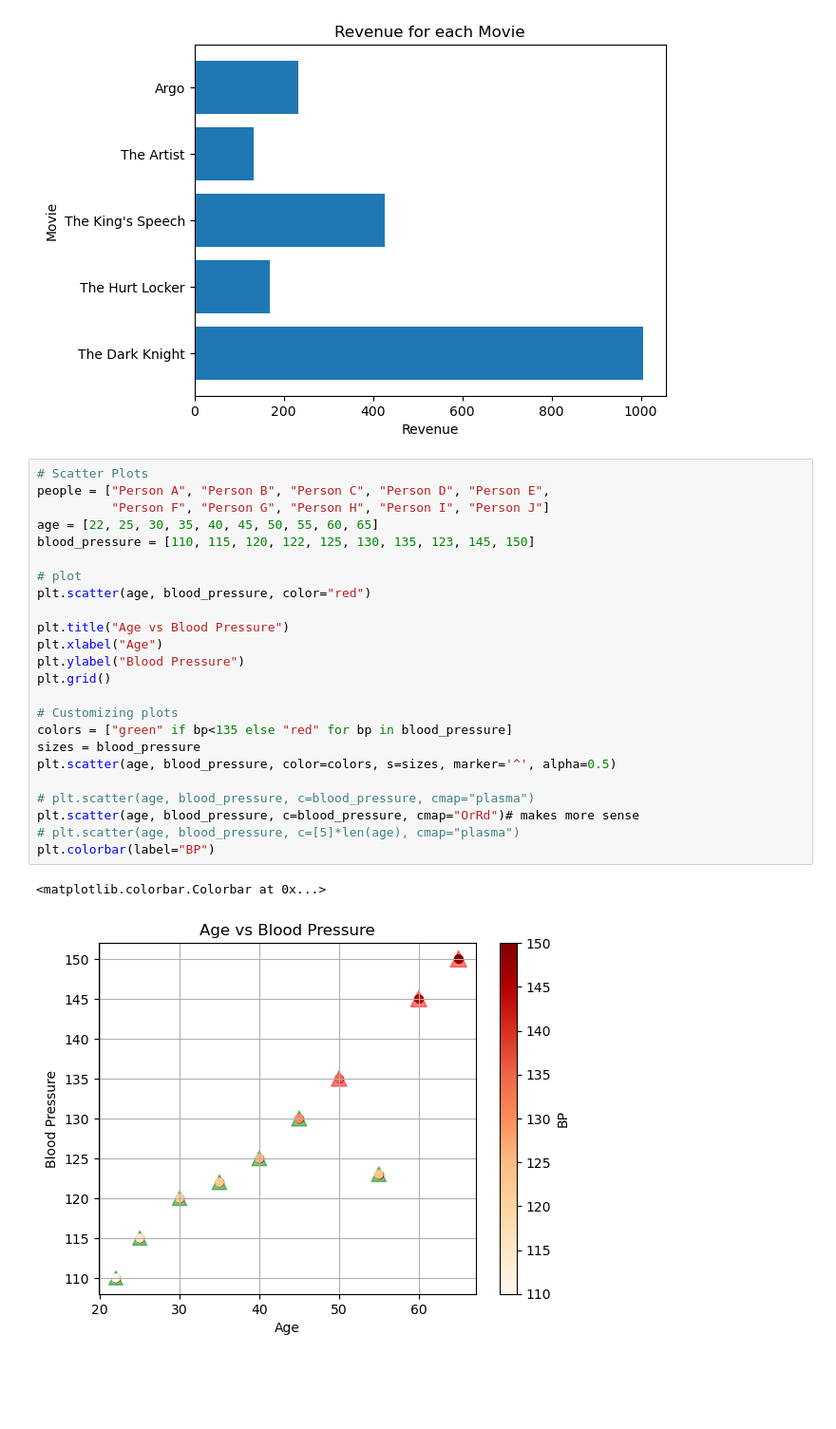
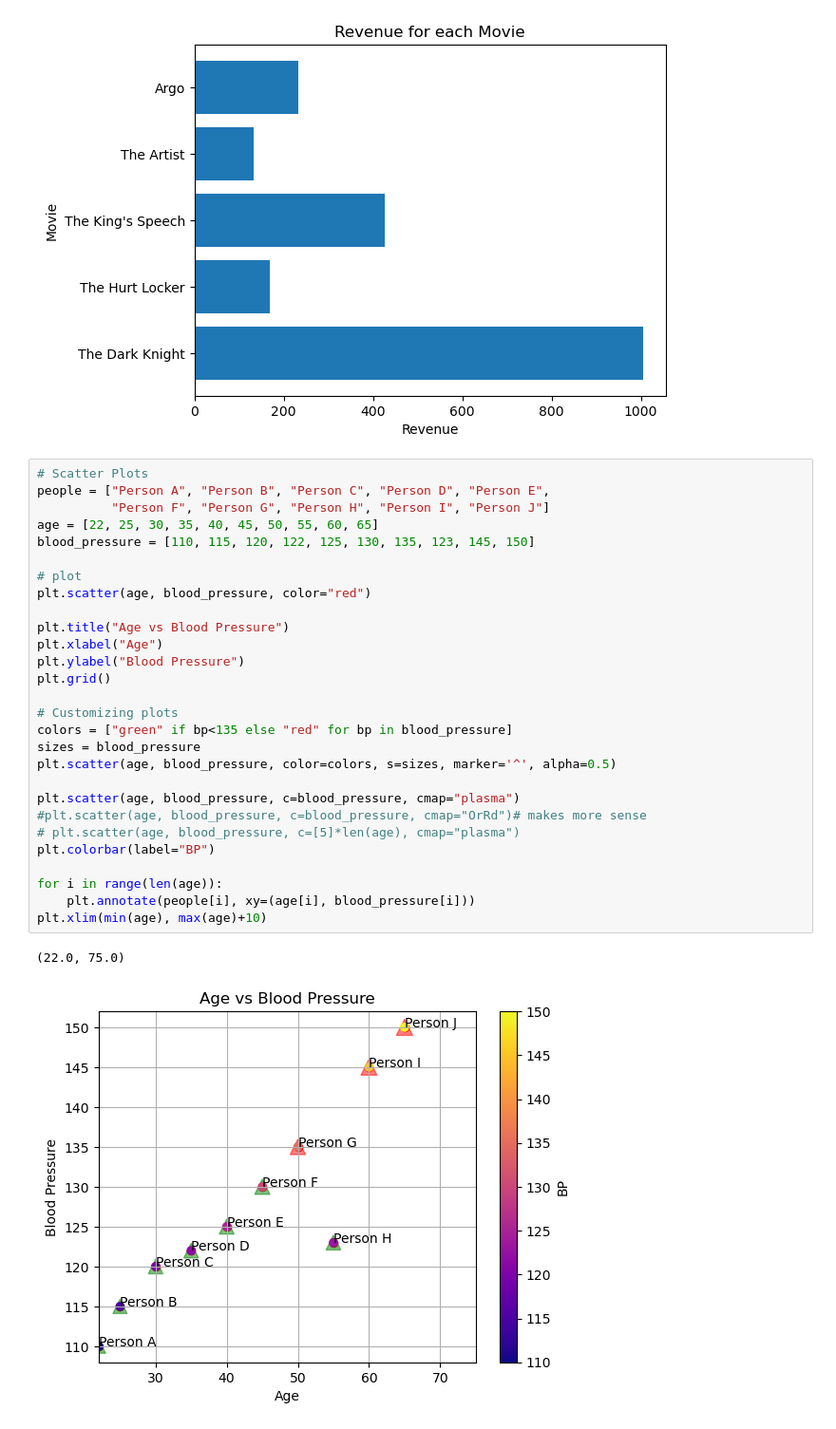
Before and after one commit to Ferdous-M/AI-ML, a Jupyter notebook: Data Visualization/data_visualization.ipynb, the cells around one changed output. Shown at 95% size. Saved outputs shown, nothing was run; the diff lists cells and outputs as text; blank space fills up the shorter version.

```diff
--- a/Data Visualization/data_visualization.ipynb
+++ b/Data Visualization/data_visualization.ipynb
@@ -206,27 +206,31 @@ Text(0.5, 1.0, 'Revenue for each Movie')
 # %%
 # Scatter Plots
 people = ["Person A", "Person B", "Person C", "Person D", "Person E",
           "Person F", "Person G", "Person H", "Person I", "Person J"]
 age = [22, 25, 30, 35, 40, 45, 50, 55, 60, 65]
 blood_pressure = [110, 115, 120, 122, 125, 130, 135, 123, 145, 150]
 
 # plot
 plt.scatter(age, blood_pressure, color="red")
 
 plt.title("Age vs Blood Pressure")
 plt.xlabel("Age")
 plt.ylabel("Blood Pressure")
 plt.grid()
 
 # Customizing plots
 colors = ["green" if bp<135 else "red" for bp in blood_pressure]
 sizes = blood_pressure
 plt.scatter(age, blood_pressure, color=colors, s=sizes, marker='^', alpha=0.5)
 
-# plt.scatter(age, blood_pressure, c=blood_pressure, cmap="plasma")
-plt.scatter(age, blood_pressure, c=blood_pressure, cmap="OrRd")# makes more sense
+plt.scatter(age, blood_pressure, c=blood_pressure, cmap="plasma")
+#plt.scatter(age, blood_pressure, c=blood_pressure, cmap="OrRd")# makes more sense
 # plt.scatter(age, blood_pressure, c=[5]*len(age), cmap="plasma")
 plt.colorbar(label="BP")
+
+for i in range(len(age)):
+    plt.annotate(people[i], xy=(age[i], blood_pressure[i]))
+plt.xlim(min(age), max(age)+10)
 # %% [output]
-<matplotlib.colorbar.Colorbar at 0x...>
+(22.0, 75.0)
-[figure, old version]
+[figure, new version]
```
